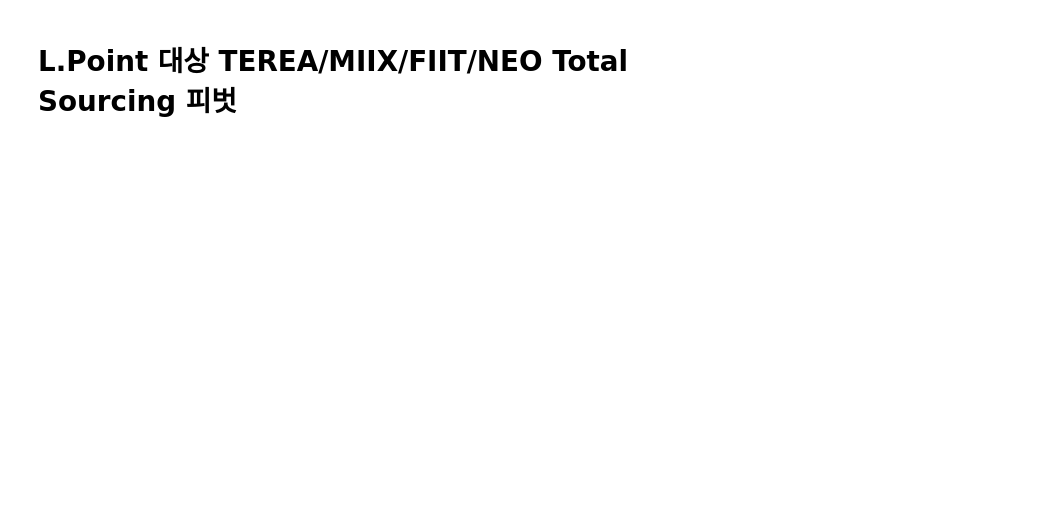
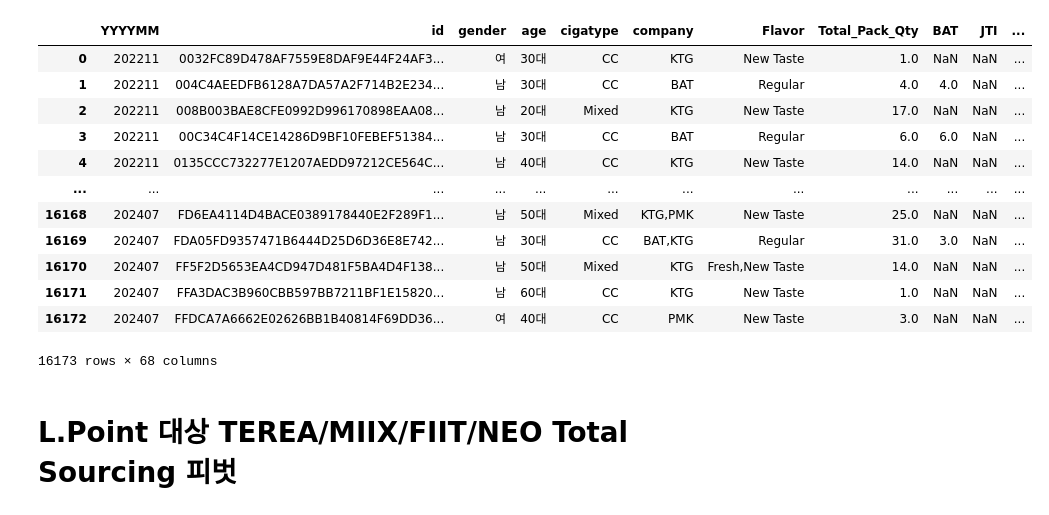
Before and after one commit to MCB-PJT-PMKGroup/Market_Research, a Jupyter notebook: LPoint_TEREA_Sourcing.ipynb, the cells around one changed output. Saved outputs shown, nothing was run; the diff lists cells and outputs as text; code cells hidden in the pictures; blank space fills up the shorter version.

```diff
--- a/LPoint_TEREA_Sourcing.ipynb
+++ b/LPoint_TEREA_Sourcing.ipynb
@@ -22,16 +22,31 @@ engine = create_engine(database)
 # %%
 # -- 엑셀 시트 데이터 반영 작업
 # --into cx.agg_LPoint_TEREA_Total_Sourcing
 # --into cx.agg_LPoint_MIIX_Total_Sourcing
 # --into cx.agg_LPoint_FIIT_Total_Sourcing
 # --into cx.agg_LPoint_NEO_Total_Sourcing
 # ALL Raw Data
 sql1= '''
-select * from cx.agg_LPoint_TEREA_Total_Sourcing2
+select * from cx.agg_LPoint_NEO_Total_Sourcing
 order by YYYYMM, id
 '''
 
 gg = pd.read_sql_query(sql=sql1, con=engine)
+gg
+# %% [output]
+|  | YYYYMM | id | gender | age | cigatype | company | Flavor | Total_Pack_Qty | BAT | JTI | ... |
+| 0 | 202211 | 0032FC89D478AF7559E8DAF9E44F24AF3... | 여 | 30대 | CC | KTG | New Taste | 1.0 | NaN | NaN | ... |
+| 1 | 202211 | 004C4AEEDFB6128A7DA57A2F714B2E234... | 남 | 30대 | CC | BAT | Regular | 4.0 | 4.0 | NaN | ... |
+| 2 | 202211 | 008B003BAE8CFE0992D996170898EAA08... | 남 | 20대 | Mixed | KTG | New Taste | 17.0 | NaN | NaN | ... |
+| 3 | 202211 | 00C34C4F14CE14286D9BF10FEBEF51384... | 남 | 30대 | CC | BAT | Regular | 6.0 | 6.0 | NaN | ... |
+| 4 | 202211 | 0135CCC732277E1207AEDD97212CE564C... | 남 | 40대 | CC | KTG | New Taste | 14.0 | NaN | NaN | ... |
+| ... | ... | ... | ... | ... | ... | ... | ... | ... | ... | ... | ... |
+| 16168 | 202407 | FD6EA4114D4BACE0389178440E2F289F1... | 남 | 50대 | Mixed | KTG,PMK | New Taste | 25.0 | NaN | NaN | ... |
+| 16169 | 202407 | FDA05FD9357471B6444D25D6D36E8E742... | 남 | 30대 | CC | BAT,KTG | Regular | 31.0 | 3.0 | NaN | ... |
+| 16170 | 202407 | FF5F2D5653EA4CD947D481F5BA4D4F138... | 남 | 50대 | Mixed | KTG | Fresh,New Taste | 14.0 | NaN | NaN | ... |
+| 16171 | 202407 | FFA3DAC3B960CBB597BB7211BF1E15820... | 남 | 60대 | CC | KTG | New Taste | 1.0 | NaN | NaN | ... |
+| 16172 | 202407 | FFDCA7A6662E02626BB1B40814F69DD36... | 여 | 40대 | CC | PMK | New Taste | 3.0 | NaN | NaN | ... |
+16173 rows × 68 columns
 # %%
 gg.to_clipboard()
 # %% [markdown]
```
Also changed, not shown: parts of 4 cells of this notebook, 9 other files.
